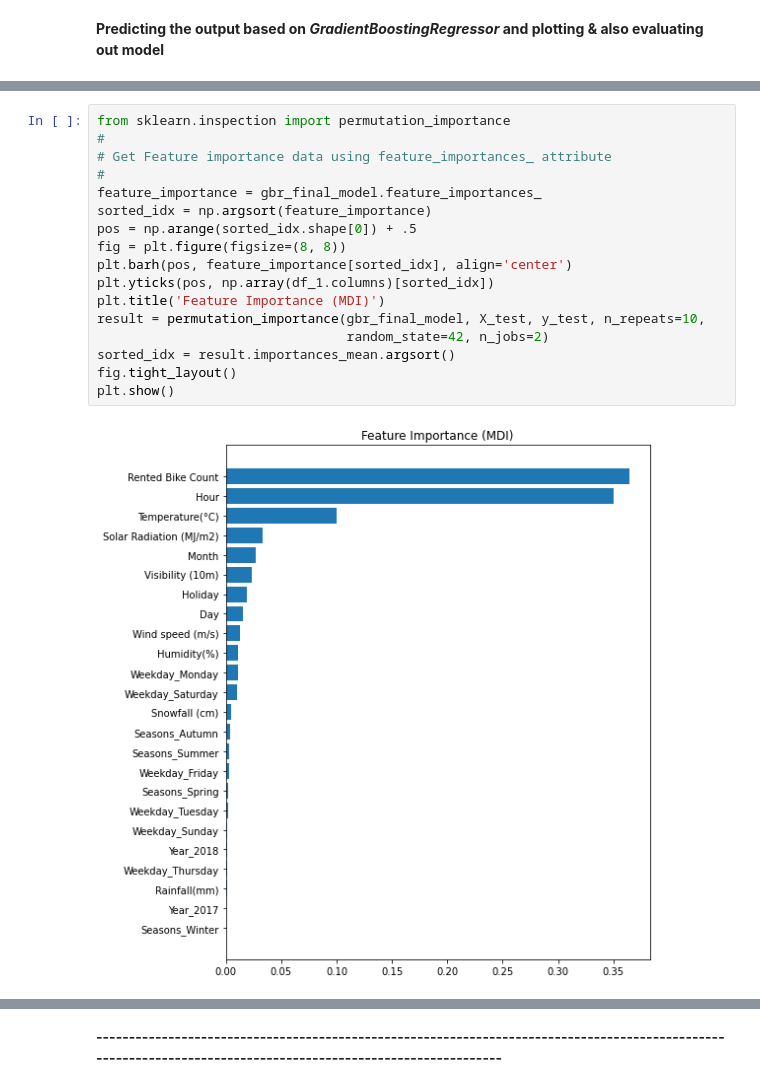
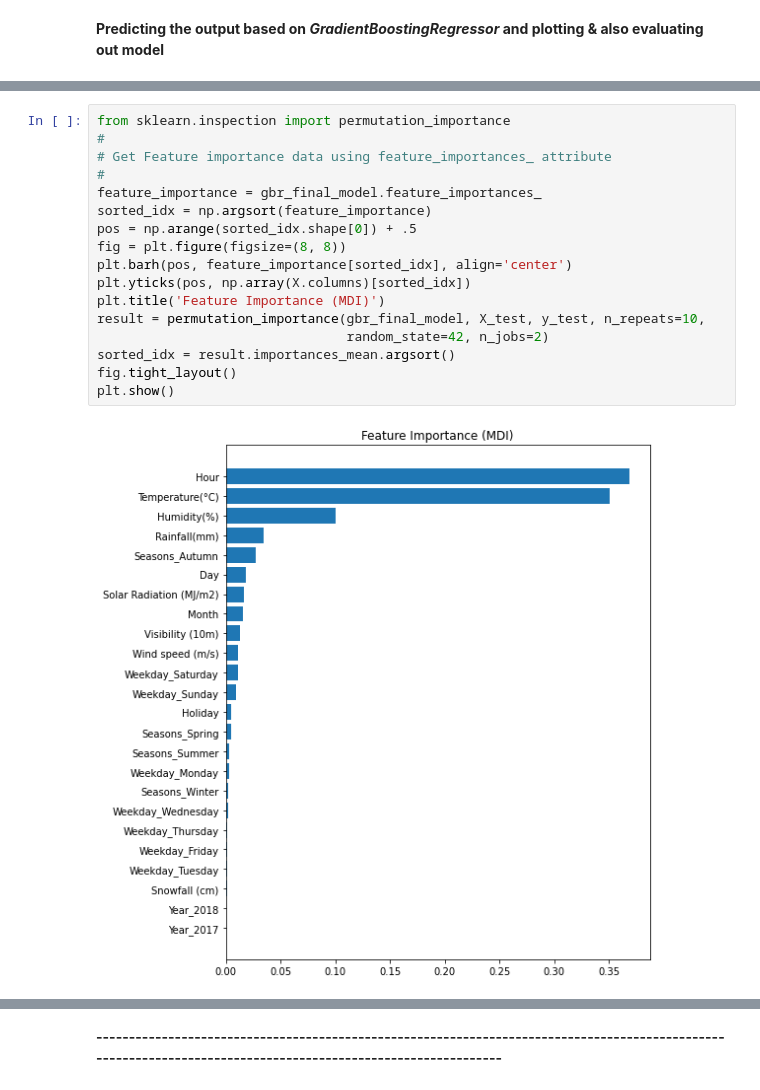
Before and after one commit to DT22179/Seoul-Bike-Sharing-Demand-Prediction, a Jupyter notebook: Bike_Sharing_Demand_Prediction_Capstone_Project.ipynb, the cells around one changed output, grey strips where cells are left out. Saved outputs shown, nothing was run; the diff lists cells and outputs as text.

```diff
--- a/Bike_Sharing_Demand_Prediction_Capstone_Project.ipynb
+++ b/Bike_Sharing_Demand_Prediction_Capstone_Project.ipynb
@@ -698,22 +702,22 @@ RMSE is: 187.64304773474177
 # %%
 from sklearn.inspection import permutation_importance
 #
 # Get Feature importance data using feature_importances_ attribute
 #
 feature_importance = gbr_final_model.feature_importances_
 sorted_idx = np.argsort(feature_importance)
 pos = np.arange(sorted_idx.shape[0]) + .5
 fig = plt.figure(figsize=(8, 8))
 plt.barh(pos, feature_importance[sorted_idx], align='center')
-plt.yticks(pos, np.array(df_1.columns)[sorted_idx])
+plt.yticks(pos, np.array(X.columns)[sorted_idx])
 plt.title('Feature Importance (MDI)')
 result = permutation_importance(gbr_final_model, X_test, y_test, n_repeats=10,
                                 random_state=42, n_jobs=2)
 sorted_idx = result.importances_mean.argsort()
 fig.tight_layout()
 plt.show()
 # %% [output]
-[figure, old version]
+[figure, new version]
 # %%
 test_score = np.zeros((1500), dtype=np.float64)
 for i, y_pred in enumerate(gbr_final_model.staged_predict(X_test)):
```
Also changed, not shown: parts of 17 cells of this notebook.
